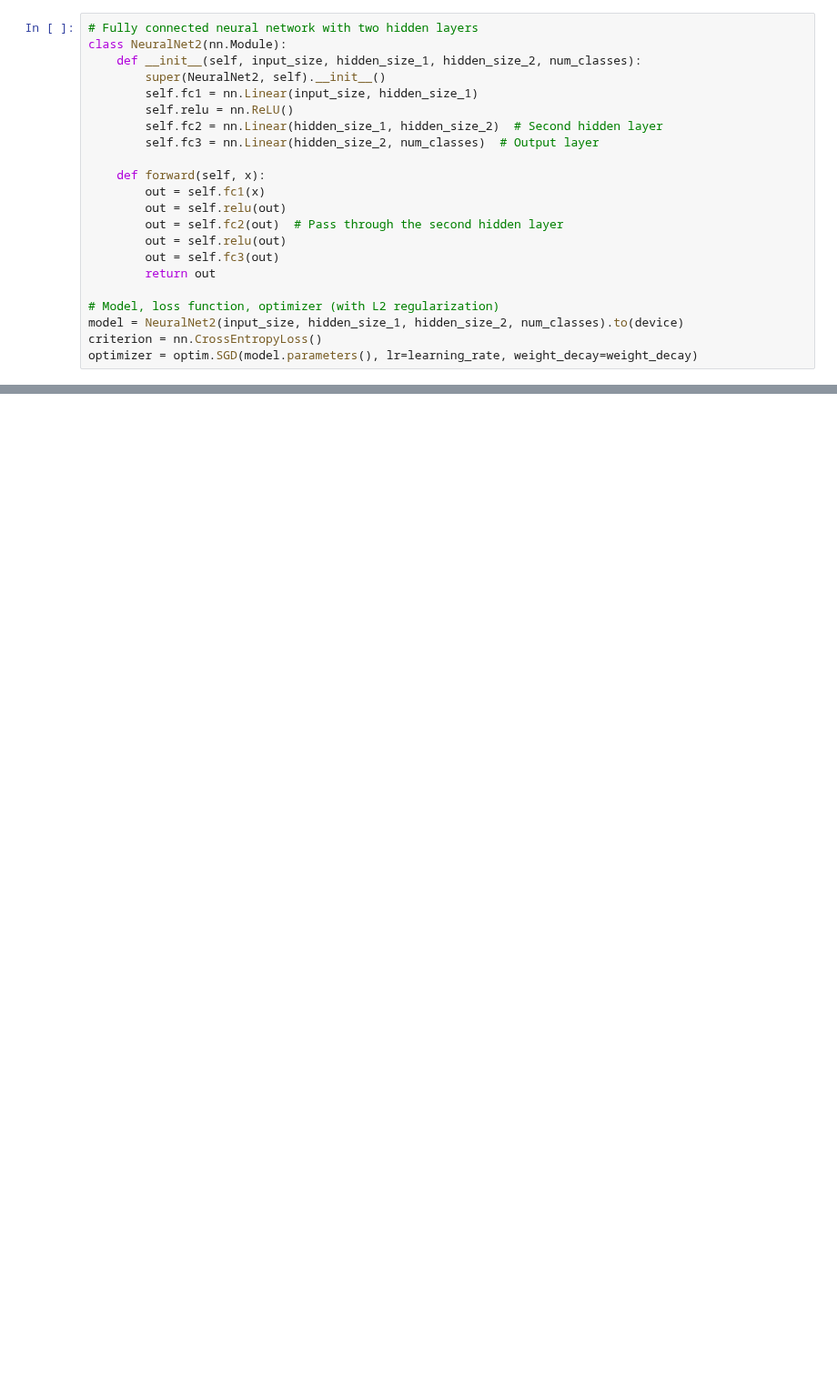
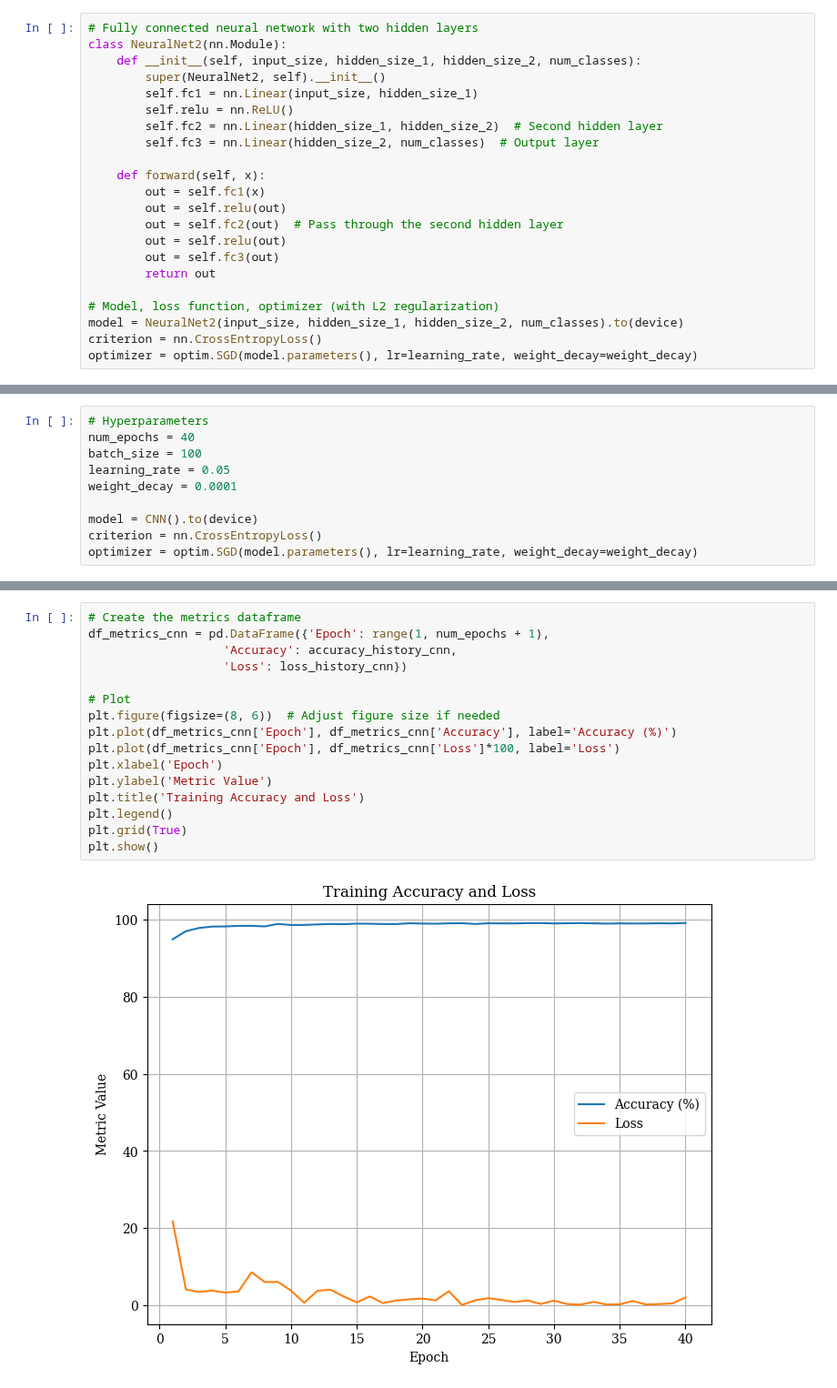
Before and after one commit to idalinnakallio/DAT565, a Jupyter notebook: Assignment 6/Assignment6.ipynb, the cells around one changed output, grey strips where cells are left out. Shown at 91% size. Cells and saved outputs as stored; diff of their text form; blank space fills up the shorter version.

```diff
--- a/Assignment 6/Assignment6.ipynb
+++ b/Assignment 6/Assignment6.ipynb
@@ -294,0 +323,10 @@ plt.show()
+# %%
+# Hyperparameters
+num_epochs = 40
+batch_size = 100
+learning_rate = 0.05
+weight_decay = 0.0001
+
+model = CNN().to(device)
+criterion = nn.CrossEntropyLoss()
+optimizer = optim.SGD(model.parameters(), lr=learning_rate, weight_decay=weight_decay)
@@ -294,0 +388,18 @@ plt.show()
+# %%
+# Create the metrics dataframe
+df_metrics_cnn = pd.DataFrame({'Epoch': range(1, num_epochs + 1),
+                   'Accuracy': accuracy_history_cnn,
+                   'Loss': loss_history_cnn})
+
+# Plot
+plt.figure(figsize=(8, 6))  # Adjust figure size if needed
+plt.plot(df_metrics_cnn['Epoch'], df_metrics_cnn['Accuracy'], label='Accuracy (%)')
+plt.plot(df_metrics_cnn['Epoch'], df_metrics_cnn['Loss']*100, label='Loss')
+plt.xlabel('Epoch')
+plt.ylabel('Metric Value')
+plt.title('Training Accuracy and Loss')
+plt.legend()
+plt.grid(True)
+plt.show()
+# %% [output]
+[figure, added]
```
Also changed, not shown: parts of 9 cells of this notebook, 2 other files.
